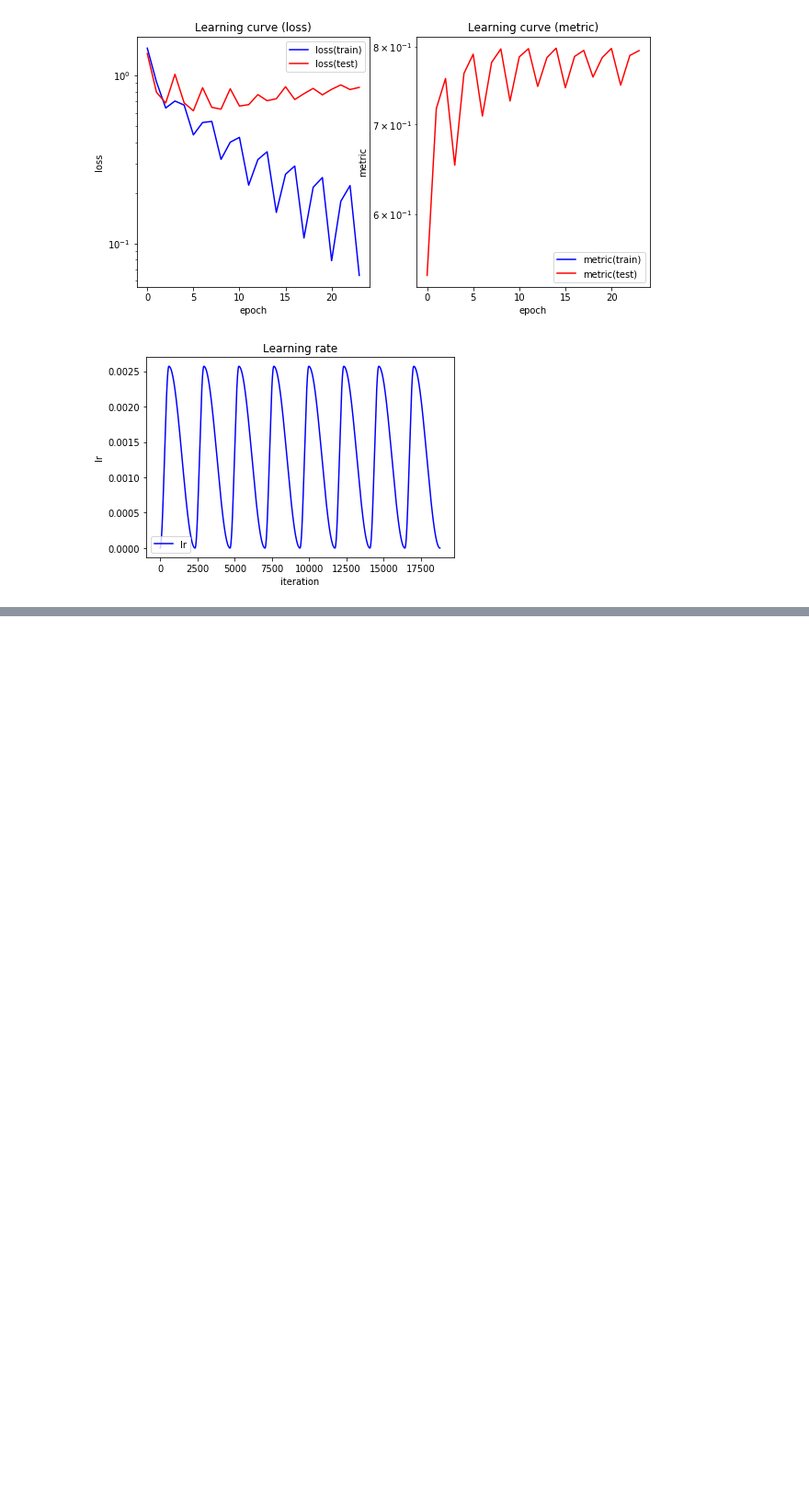
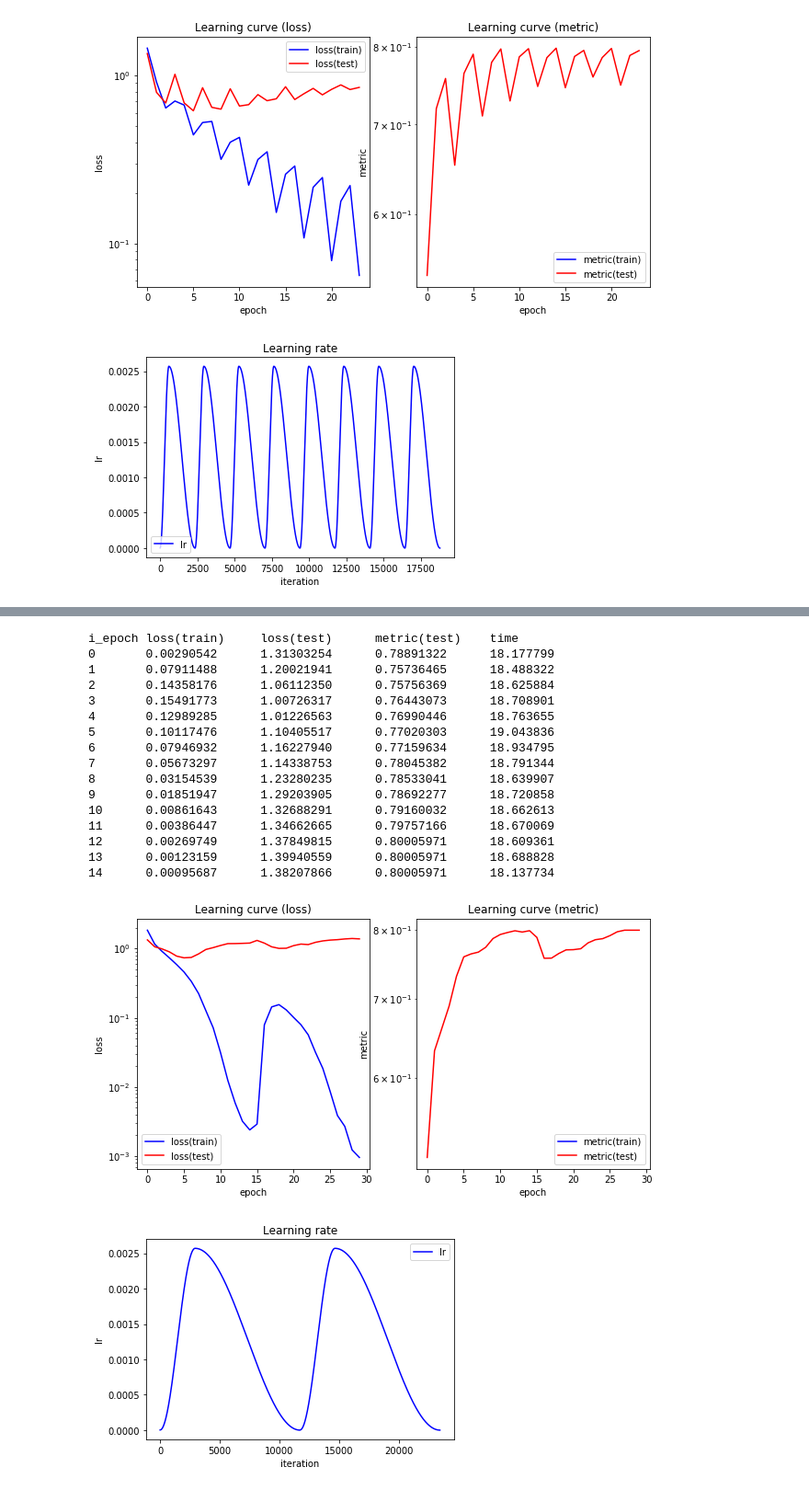
Before and after one commit to akihikoy/ay_test, a Jupyter notebook: python/torch/resnet_cifar10_1.ipynb, the cells around one changed output, grey strips where cells are left out. Shown at 92% size. Cells and saved outputs as stored; diff of their text form; code cells hidden in the pictures; blank space fills up the shorter version.

```diff
--- a/python/torch/resnet_cifar10_1.ipynb
+++ b/python/torch/resnet_cifar10_1.ipynb
@@ -364,0 +555,27 @@ PlotImgGrid(imgs, labels)
+# %%
+FitOneCycle(net, n_epoch=15, lr_max=lr_max, div_init=lr_max/lr_min,
+    opt=opt, f_loss=f_loss, f_metric=f_metric,
+    dl_train=dl_train, dl_test=dl_test, tfm_batch=tfm_batch,
+    callbacks=(logger.Callbacks(),disp.Callbacks()),
+    device=device)
+logger.Plot()
+logger.PlotLR()
+# %% [output]
+i_epoch loss(train)     loss(test)      metric(test)    time
+0       0.00290542      1.31303254      0.78891322      18.177799
+1       0.07911488      1.20021941      0.75736465      18.488322
+2       0.14358176      1.06112350      0.75756369      18.625884
+3       0.15491773      1.00726317      0.76443073      18.708901
+4       0.12989285      1.01226563      0.76990446      18.763655
+5       0.10117476      1.10405517      0.77020303      19.043836
+6       0.07946932      1.16227940      0.77159634      18.934795
+7       0.05673297      1.14338753      0.78045382      18.791344
+8       0.03154539      1.23280235      0.78533041      18.639907
+9       0.01851947      1.29203905      0.78692277      18.720858
+10      0.00861643      1.32688291      0.79160032      18.662613
+11      0.00386447      1.34662665      0.79757166      18.670069
+12      0.00269749      1.37849815      0.80005971      18.609361
+13      0.00123159      1.39940559      0.80005971      18.688828
+14      0.00095687      1.38207866      0.80005971      18.137734
+[figure, added]
+[figure, added]
```
Also changed, not shown: parts of 13 cells of this notebook.
